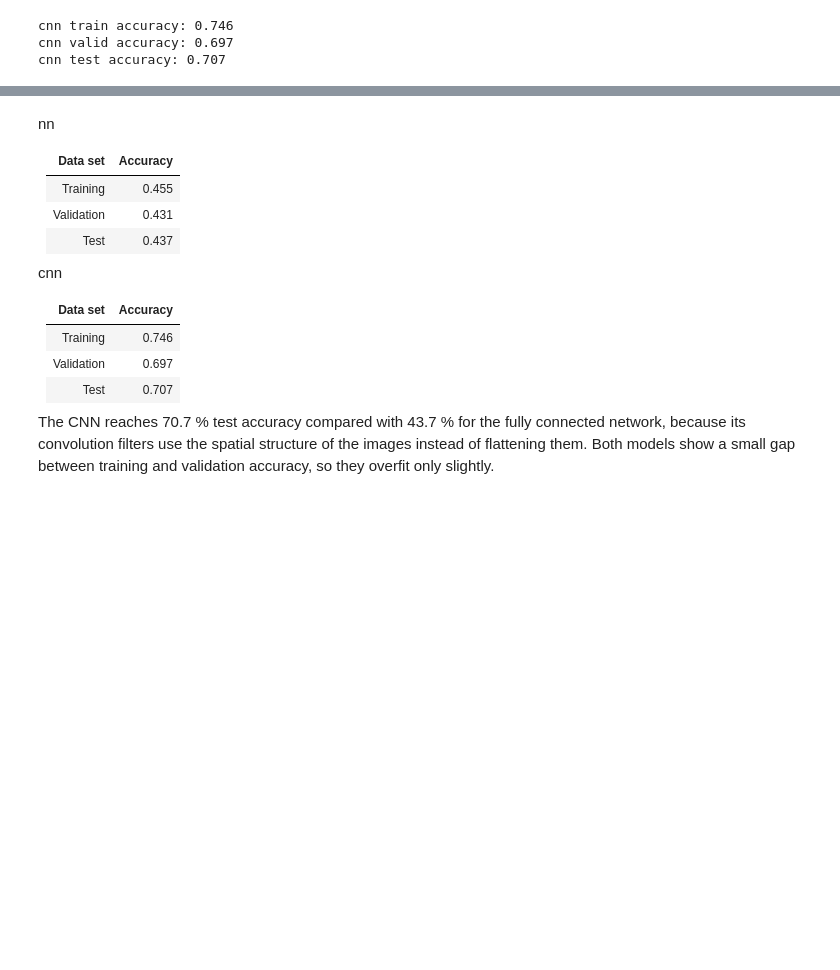
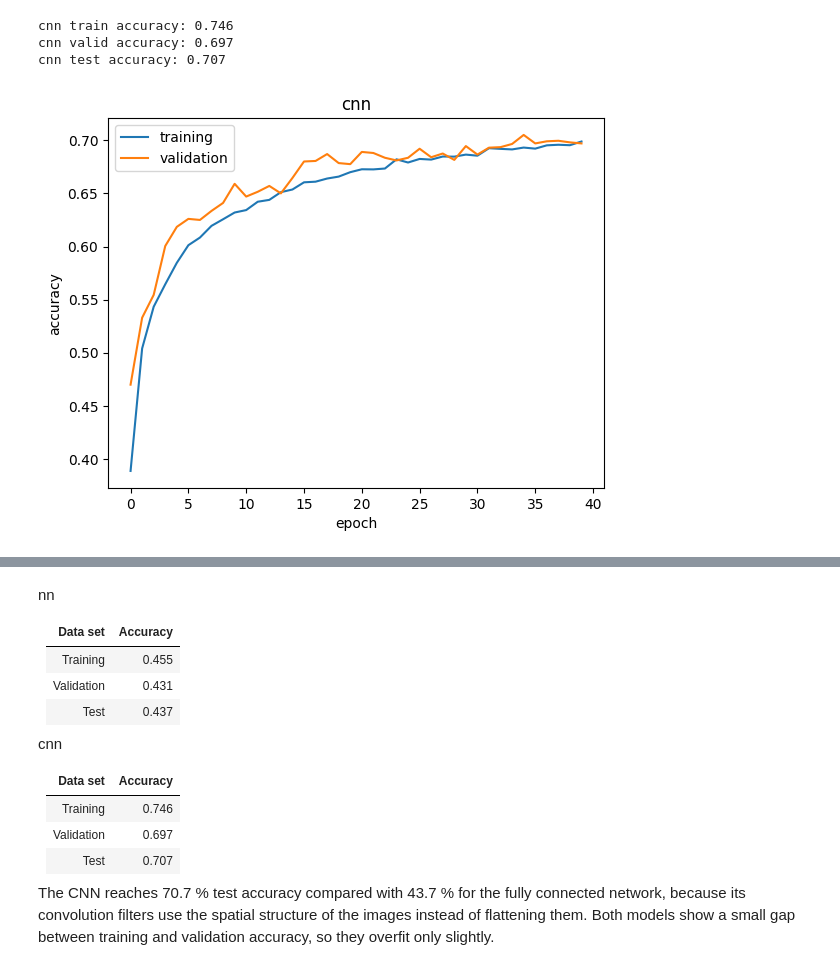
Before and after one commit to Niklas-Hy/Deeplearning, a Jupyter notebook: Exercise_7_1_CIFAR_10.ipynb, the cells around one changed output, grey strips where cells are left out. Drawn from its saved outputs; the diff is of its cells as text; code cells hidden in the pictures; blank space fills up the shorter version.

```diff
--- a/Exercise_7_1_CIFAR_10.ipynb
+++ b/Exercise_7_1_CIFAR_10.ipynb
@@ -353,3 +353,14 @@ for name, x, y in [("train", x_train_norm, y_train_onehot),
 cnn train accuracy: 0.746
 cnn valid accuracy: 0.697
 cnn test accuracy: 0.707
+# %%
+history = np.genfromtxt("history_{}.csv".format(model.name), delimiter=",", names=True)
+plt.plot(history["epoch"], history["accuracy"], label="training")
+plt.plot(history["epoch"], history["val_accuracy"], label="validation")
+plt.xlabel("epoch")
+plt.ylabel("accuracy")
+plt.title(model.name)
+plt.legend()
+plt.show()
+# %% [output]
+[figure, added]
```
Also changed, not shown: parts of 1 cell of this notebook.
